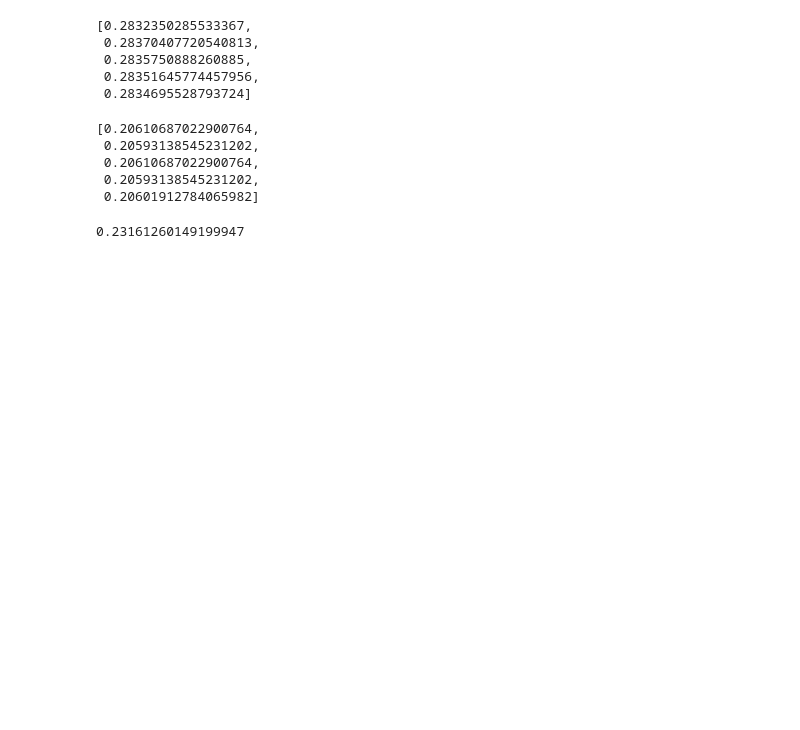
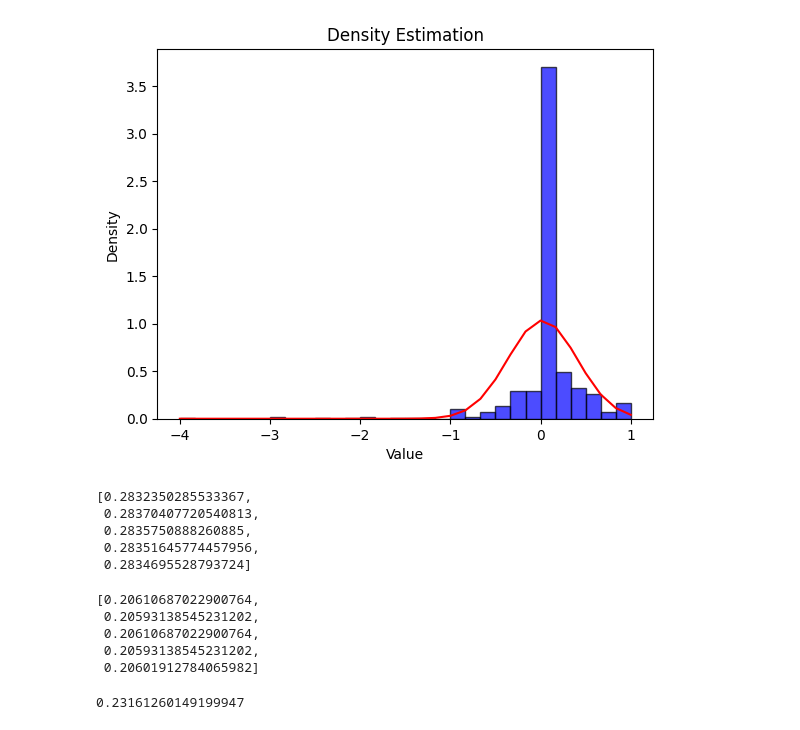
Before and after one commit to CheeEn-Yu/Test-time-adaptation-ASR-SUTA, a Jupyter notebook: err_analysis.ipynb, the cells around one changed output. Drawn from its saved outputs; the diff is of its cells as text; code cells hidden in the pictures; blank space fills up the shorter version.

Commit message:
0229 - fix data

```diff
--- a/err_analysis.ipynb
+++ b/err_analysis.ipynb
@@ -7,2 +170,2 @@ cc = OpenCC('t2s')
 # %%
-data = pd.read_csv('./task_translation_lang_pt_asr_base_covost2_temp_2.5_noise_0.0_lr_2e-05_EMcoef_0.3_trainFeature_True_encoderLN_True_decoderLN_True_topk_30_beam_0.csv')
+data = pd.read_csv('./ex_data/csv/tiny.en_librispeech_2.5_noise_0.01_lr_2e-05_EMcoef_0.3_encoderOnly_None_decoderOnly_decoderOnly_topk_30_beam_2.csv')
@@ -14,3 +172,47 @@ data
+# %%
+from whisper.normalizers import EnglishTextNormalizer
+import jiwer
+normalizer = EnglishTextNormalizer()
+
+data["before_adapt_clean"] = [normalizer(text) for text in data["before_adapt"]]
+data["step1_clean"] = [normalizer(text) for text in data["step1"]]
+data["step3_clean"] = [normalizer(text) for text in data["step3"]]
+data["step5_clean"] = [normalizer(text) for text in data["step5"]]
+data["step10_clean"] = [normalizer(text) for text in data["step10"]]
+data["reference_clean"] = [normalizer(text) for text in data["reference"]]
+# %%
+import matplotlib.pyplot as plt
+import numpy as np
+werr_list = []
+for i in range(len(data['step10_clean'])):
+    ori_wer = jiwer.wer(data['reference_clean'][i], data['before_adapt_clean'][i])
+    adapt_wer = jiwer.wer(data['reference_clean'][i], data['step10_clean'][i])
+    try:
+        werr = (ori_wer - adapt_wer)/ori_wer
+    except:
+        if adapt_wer != 0:
+            werr = 1
+        else:
+            werr = 0
+    werr_list.append(werr)
+
+# 绘制直方图
+plt.hist(werr_list, bins=30, density=True, alpha=0.7, color='blue', edgecolor='black')
+plt.title('Histogram')
+plt.xlabel('Value')
+plt.ylabel('Frequency')
+
+# 绘制密度估计图
+werr_list = np.array(werr_list)
+density, bins, _ = plt.hist(werr_list, bins=30, density=True, alpha=0)
+plt.plot(bins, 1/(np.sqrt(2*np.pi)*np.std(werr_list)) * np.exp(-0.5*(bins-np.mean(werr_list))**2/np.var(werr_list)), color='red')
+plt.title('Density Estimation')
+plt.xlabel('Value')
+plt.ylabel('Density')
+
+plt.show()
+# %% [output]
+[figure, added]
 # %%
 
 data["before_adapt_clean"] = [cn2an.transform(cc.convert(text) ,"an2cn") for count, text in enumerate(data["before_adapt"]) ]
```
Also changed, not shown: parts of 8 cells of this notebook, 5 other files.
